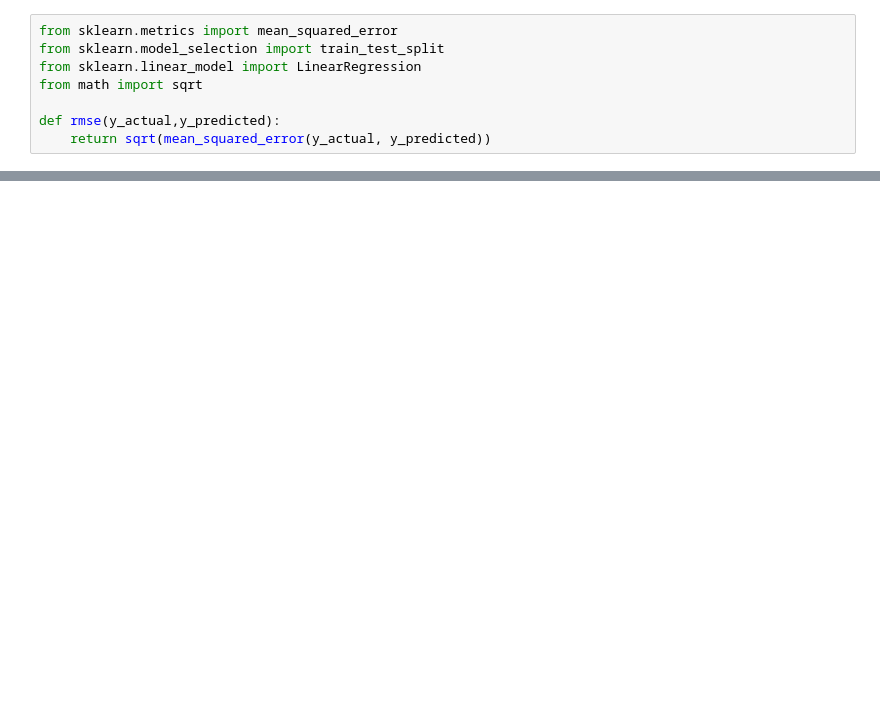
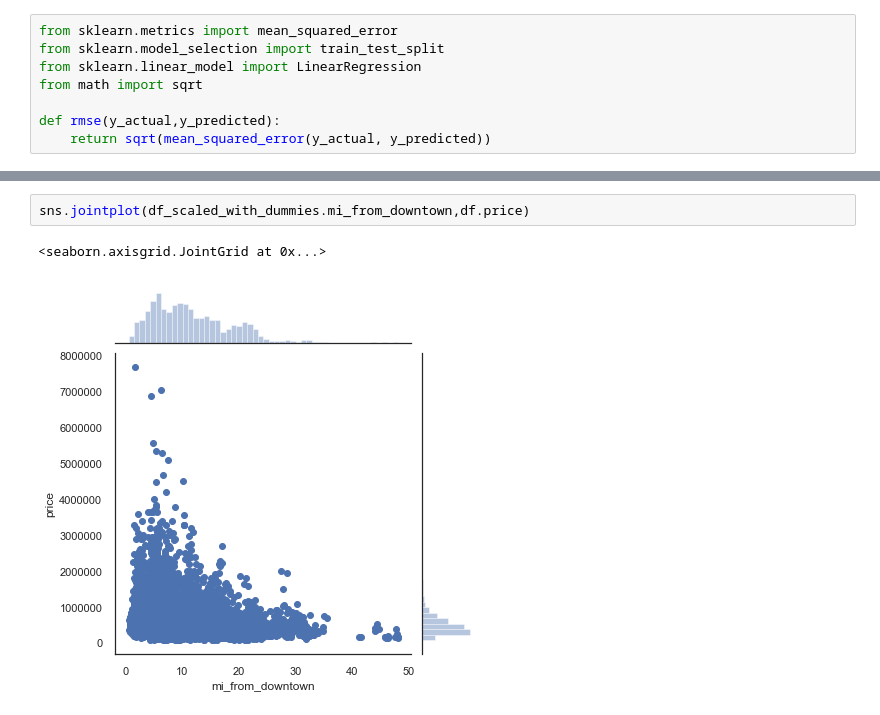
Before and after one commit to AnnaLara/dsc-1-final-project, a Jupyter notebook: draft_z.ipynb, the cells around one changed output, grey strips where cells are left out. Cells and saved outputs as stored; diff of their text form; blank space fills up the shorter version.

```diff
--- a/draft_z.ipynb
+++ b/draft_z.ipynb
@@ -1112,0 +1125,5 @@ rmse(y_test,y_pred)
+# %%
+sns.jointplot(df_scaled_with_dummies.mi_from_downtown,df.price)
+# %% [output]
+<seaborn.axisgrid.JointGrid at 0x...>
+[figure, added]
```
Also changed, not shown: parts of 15 cells of this notebook, 2 other files.
